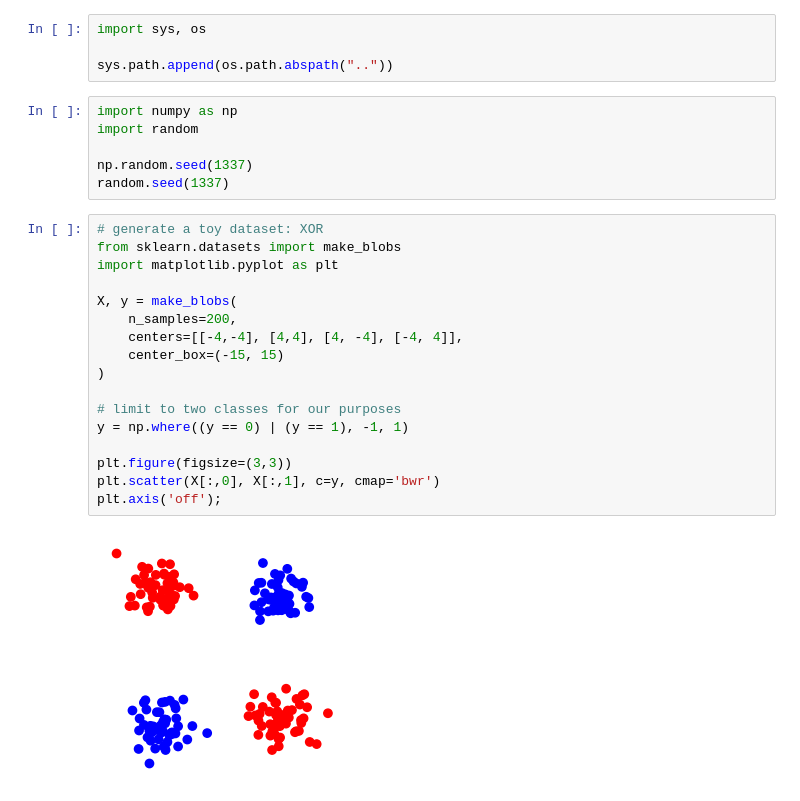
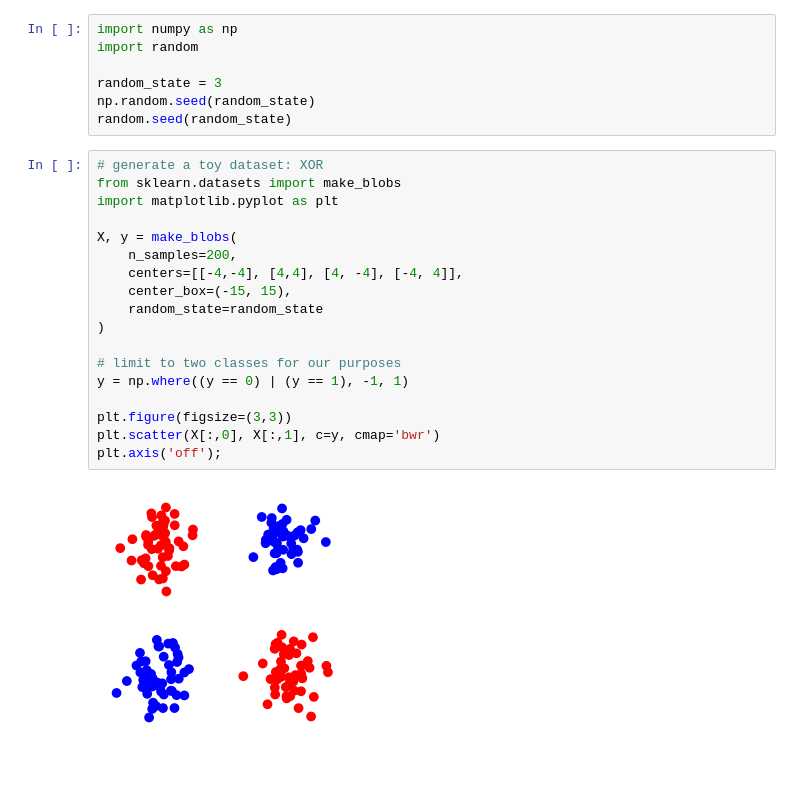
Before and after one commit to AmandaKwok28/vectorgrad, a Jupyter notebook: demo/vectorgrad.ipynb, the cells around one changed output. Drawn from its saved outputs; the diff is of its cells as text; blank space fills up the shorter version.

```diff
--- a/demo/vectorgrad.ipynb
+++ b/demo/vectorgrad.ipynb
@@ -1,30 +1,28 @@
-# %%
-import sys, os
-
-sys.path.append(os.path.abspath(".."))
 # %%
 import numpy as np
 import random
 
-np.random.seed(1337)
-random.seed(1337)
+random_state = 3
+np.random.seed(random_state)
+random.seed(random_state)
 # %%
 # generate a toy dataset: XOR
 from sklearn.datasets import make_blobs
 import matplotlib.pyplot as plt
 
 X, y = make_blobs(
     n_samples=200,
     centers=[[-4,-4], [4,4], [4, -4], [-4, 4]],
-    center_box=(-15, 15)
+    center_box=(-15, 15),
+    random_state=random_state
 )
 
 # limit to two classes for our purposes
 y = np.where((y == 0) | (y == 1), -1, 1)
 
 plt.figure(figsize=(3,3))
 plt.scatter(X[:,0], X[:,1], c=y, cmap='bwr')
 plt.axis('off');
 # %% [output]
-[figure, old version]
+[figure, new version]
 # %%
```
Also changed, not shown: parts of 3 cells of this notebook, 12 other files.
